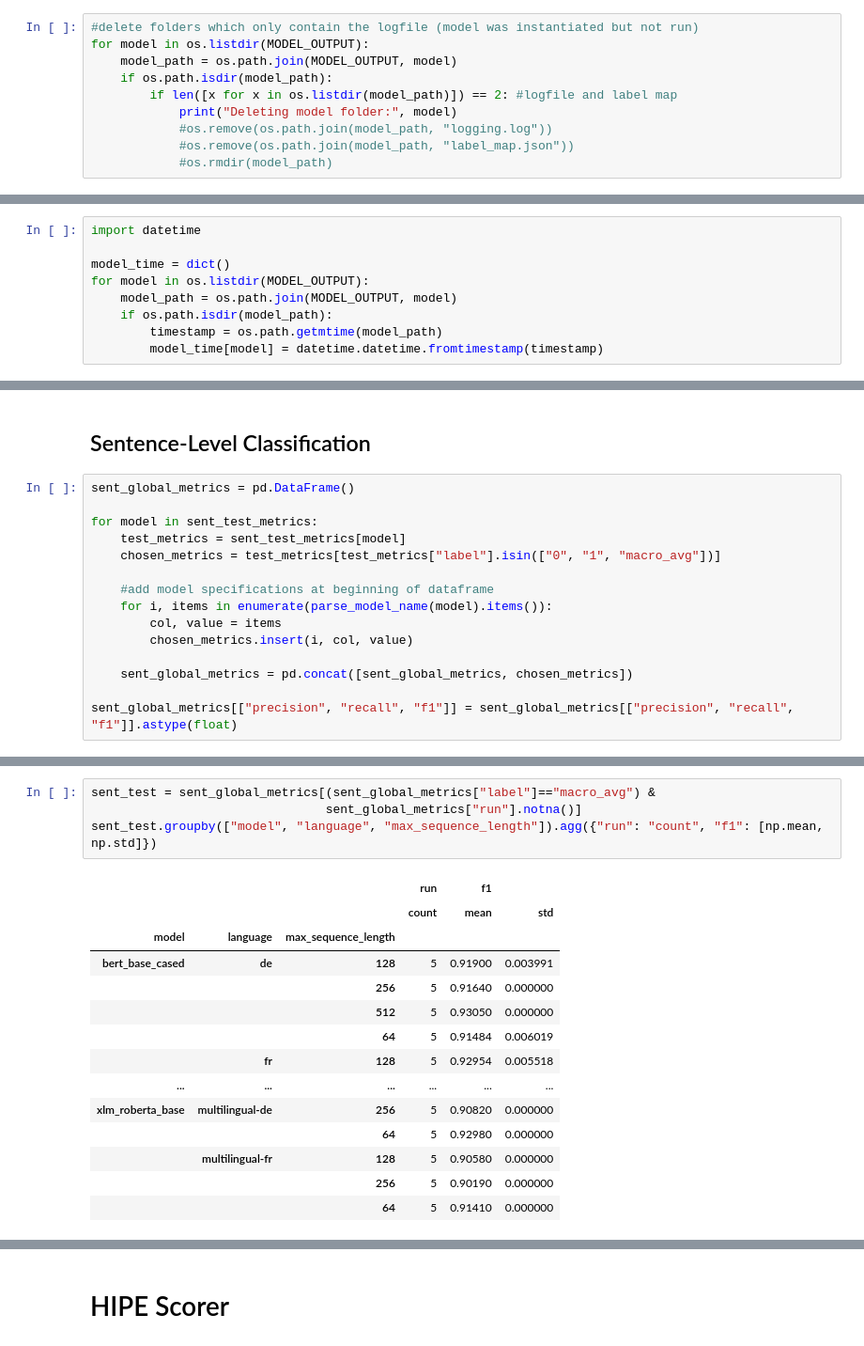
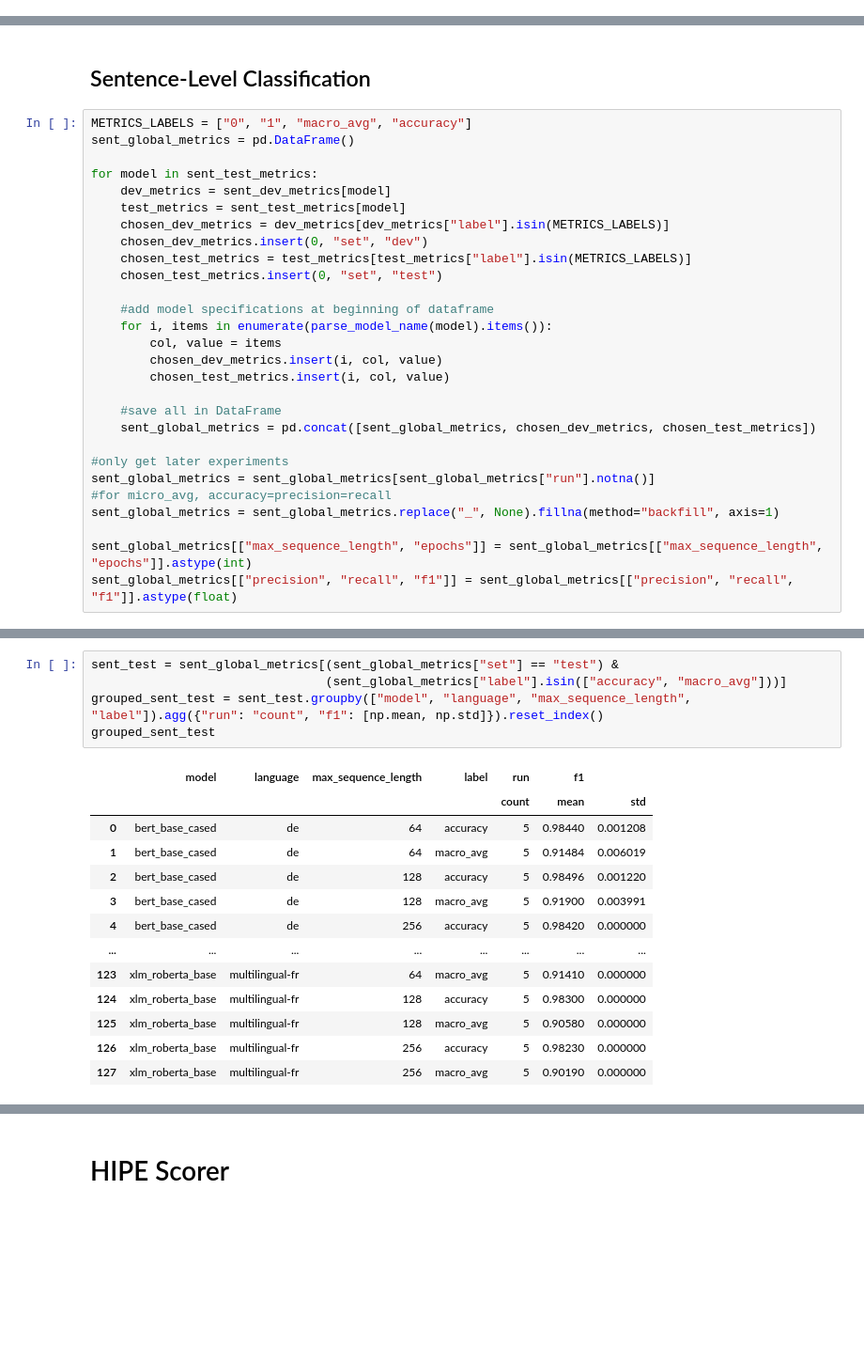
Before and after one commit to impresso/newsagency-classification, a Jupyter notebook: notebooks/model_evaluations.ipynb, the cells around one changed output, grey strips where cells are left out. Shown at 94% size. Saved outputs shown, nothing was run; the diff lists cells and outputs as text; blank space fills up the shorter version.

```diff
--- a/notebooks/model_evaluations.ipynb
+++ b/notebooks/model_evaluations.ipynb
@@ -85,10 +97,0 @@ no_res_pred
-# %%
-#delete folders which only contain the logfile (model was instantiated but not run)
-for model in os.listdir(MODEL_OUTPUT):
-    model_path = os.path.join(MODEL_OUTPUT, model)
-    if os.path.isdir(model_path):
-        if len([x for x in os.listdir(model_path)]) == 2: #logfile and label map
-            print("Deleting model folder:", model)
-            #os.remove(os.path.join(model_path, "logging.log"))
-            #os.remove(os.path.join(model_path, "label_map.json"))
-            #os.rmdir(model_path)
@@ -372,9 +337,0 @@ ne_test_metrics["model_bert_base_cased_max_sequence_length_64_epochs_3_run_multi
-# %%
-import datetime
-
-model_time = dict()
-for model in os.listdir(MODEL_OUTPUT):
-    model_path = os.path.join(MODEL_OUTPUT, model)
-    if os.path.isdir(model_path):
-        timestamp = os.path.getmtime(model_path)
-        model_time[model] = datetime.datetime.fromtimestamp(timestamp)
@@ -403,17 +346,30 @@ list(model_time.items())[85:100]
 # %% [markdown]
 ## Sentence-Level Classification
 # %%
+METRICS_LABELS = ["0", "1", "macro_avg", "accuracy"]
 sent_global_metrics = pd.DataFrame()
 
 for model in sent_test_metrics:
+    dev_metrics = sent_dev_metrics[model]
     test_metrics = sent_test_metrics[model]
-    chosen_metrics = test_metrics[test_metrics["label"].isin(["0", "1", "macro_avg"])]
+    chosen_dev_metrics = dev_metrics[dev_metrics["label"].isin(METRICS_LABELS)]
+    chosen_dev_metrics.insert(0, "set", "dev")
+    chosen_test_metrics = test_metrics[test_metrics["label"].isin(METRICS_LABELS)]
+    chosen_test_metrics.insert(0, "set", "test")
 
     #add model specifications at beginning of dataframe
     for i, items in enumerate(parse_model_name(model).items()):
         col, value = items
-        chosen_metrics.insert(i, col, value)
+        chosen_dev_metrics.insert(i, col, value)
+        chosen_test_metrics.insert(i, col, value)
 
-    sent_global_metrics = pd.concat([sent_global_metrics, chosen_metrics])
+    #save all in DataFrame
+    sent_global_metrics = pd.concat([sent_global_metrics, chosen_dev_metrics, chosen_test_metrics])
 
+#only get later experiments
+sent_global_metrics = sent_global_metrics[sent_global_metrics["run"].notna()]
+#for micro_avg, accuracy=precision=recall
+sent_global_metrics = sent_global_metrics.replace("_", None).fillna(method="backfill", axis=1)
+
+sent_global_metrics[["max_sequence_length", "epochs"]] = sent_global_metrics[["max_sequence_length", "epochs"]].astype(int)
 sent_global_metrics[["precision", "recall", "f1"]] = sent_global_metrics[["precision", "recall", "f1"]].astype(float)
@@ -436,19 +404,19 @@ sent_global_metrics[sent_global_metrics["label"]=="macro_avg"].sort_values(by="f
 # %%
-sent_test = sent_global_metrics[(sent_global_metrics["label"]=="macro_avg") &
-                                sent_global_metrics["run"].notna()]
-sent_test.groupby(["model", "language", "max_sequence_length"]).agg({"run": "count", "f1": [np.mean, np.std]})
+sent_test = sent_global_metrics[(sent_global_metrics["set"] == "test") &
+                                (sent_global_metrics["label"].isin(["accuracy", "macro_avg"]))]
+grouped_sent_test = sent_test.groupby(["model", "language", "max_sequence_length", "label"]).agg({"run": "count", "f1": [np.mean, np.std]}).reset_index()
+grouped_sent_test
 # %% [output]
-|  |  |  | run | f1 |  |
-|  |  |  | count | mean | std |
-| model | language | max_sequence_length |  |  |  |
-| bert_base_cased | de | 128 | 5 | 0.91900 | 0.003991 |
-|  |  | 256 | 5 | 0.91640 | 0.000000 |
-|  |  | 512 | 5 | 0.93050 | 0.000000 |
-|  |  | 64 | 5 | 0.91484 | 0.006019 |
-|  | fr | 128 | 5 | 0.92954 | 0.005518 |
-| ... | ... | ... | ... | ... | ... |
-| xlm_roberta_base | multilingual-de | 256 | 5 | 0.90820 | 0.000000 |
-|  |  | 64 | 5 | 0.92980 | 0.000000 |
-|  | multilingual-fr | 128 | 5 | 0.90580 | 0.000000 |
-|  |  | 256 | 5 | 0.90190 | 0.000000 |
-|  |  | 64 | 5 | 0.91410 | 0.000000 |
+|  | model | language | max_sequence_length | label | run | f1 |  |
+|  |  |  |  |  | count | mean | std |
+| 0 | bert_base_cased | de | 64 | accuracy | 5 | 0.98440 | 0.001208 |
+| 1 | bert_base_cased | de | 64 | macro_avg | 5 | 0.91484 | 0.006019 |
+| 2 | bert_base_cased | de | 128 | accuracy | 5 | 0.98496 | 0.001220 |
+| 3 | bert_base_cased | de | 128 | macro_avg | 5 | 0.91900 | 0.003991 |
+| 4 | bert_base_cased | de | 256 | accuracy | 5 | 0.98420 | 0.000000 |
+| ... | ... | ... | ... | ... | ... | ... | ... |
+| 123 | xlm_roberta_base | multilingual-fr | 64 | macro_avg | 5 | 0.91410 | 0.000000 |
+| 124 | xlm_roberta_base | multilingual-fr | 128 | accuracy | 5 | 0.98300 | 0.000000 |
+| 125 | xlm_roberta_base | multilingual-fr | 128 | macro_avg | 5 | 0.90580 | 0.000000 |
+| 126 | xlm_roberta_base | multilingual-fr | 256 | accuracy | 5 | 0.98230 | 0.000000 |
+| 127 | xlm_roberta_base | multilingual-fr | 256 | macro_avg | 5 | 0.90190 | 0.000000 |
```
Also changed, not shown: parts of 53 cells of this notebook, 2 other files.
